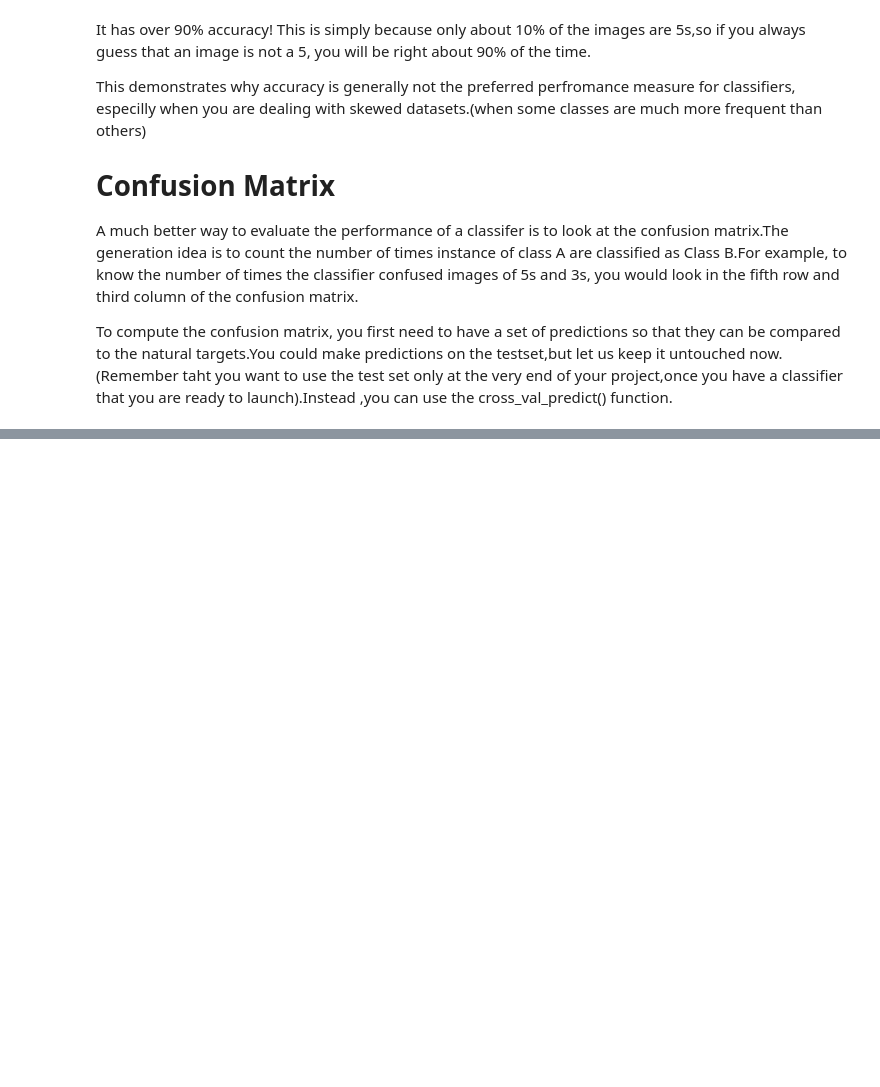
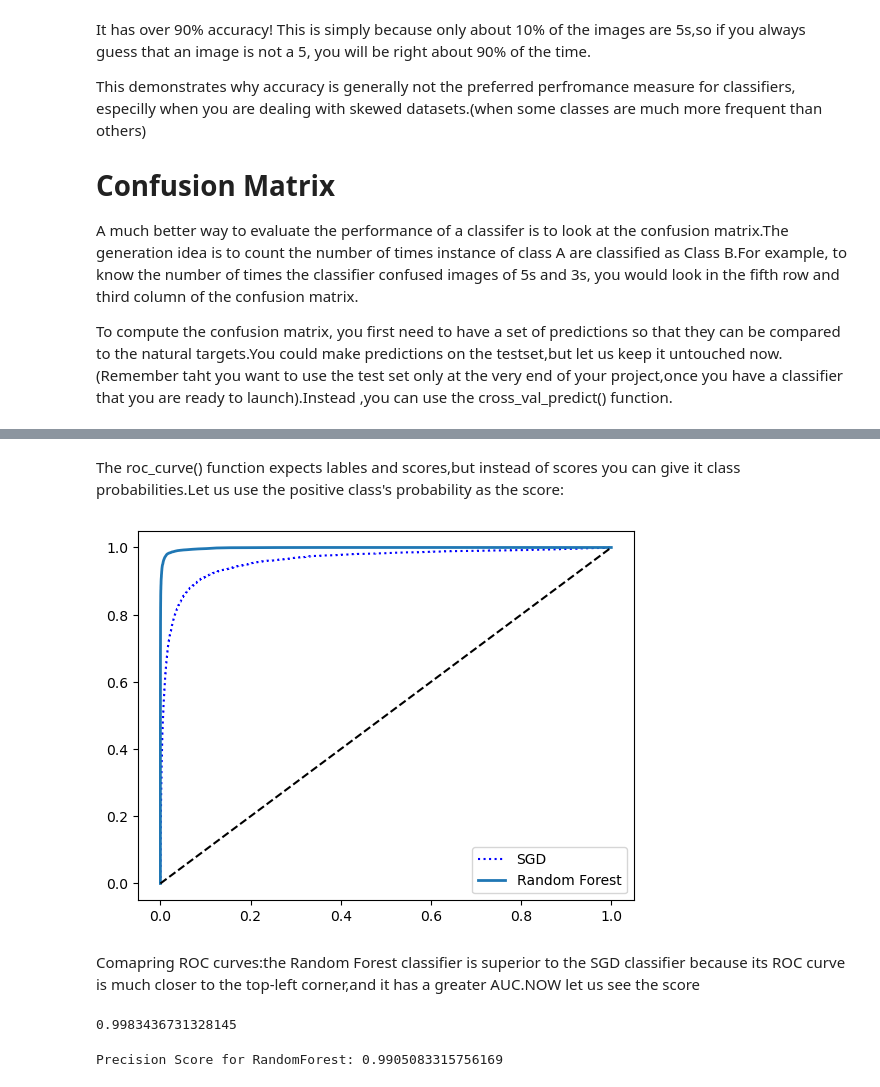
Before and after one commit to LongQin0121/Flask_Web, a Jupyter notebook: chapter2_classification.ipynb, the cells around one changed output, grey strips where cells are left out. Cells and saved outputs as stored; diff of their text form; code cells hidden in the pictures; blank space fills up the shorter version.

```diff
--- a/chapter2_classification.ipynb
+++ b/chapter2_classification.ipynb
@@ -128,0 +286,34 @@ y_train_pred = cross_val_predict(sgd_clf, X_train, y_train_5, cv=3)
+# %%
+from sklearn.ensemble import RandomForestClassifier
+forest_clf = RandomForestClassifier(random_state=42)
+y_probas_forest = cross_val_predict(forest_clf, X_train, y_train_5, cv=3,
+ method="predict_proba")
+# %% [markdown]
+The roc_curve() function expects lables and scores,but instead of scores you can give it class probabilities.Let us use the positive class's probability as the score:
+# %%
+y_scores_forest = y_probas_forest[:, 1] # score = proba of positive class
+fpr_forest, tpr_forest, thresholds_forest = roc_curve(y_train_5,y_scores_forest)
+# %%
+plt.plot(fpr, tpr, "b:", label="SGD")
+plot_roc_curve(fpr_forest, tpr_forest, "Random Forest")
+plt.legend(loc="lower right")
+plt.show()
+# %% [output]
+[figure, added]
+# %% [markdown]
+Comapring ROC curves:the Random Forest classifier is superior to the SGD classifier because its ROC curve is much closer to the top-left corner,and it has a greater AUC.NOW let us see the score
+# %%
+>>> roc_auc_score(y_train_5, y_scores_forest)
+0.9983436731328145
+# %% [output]
+0.9983436731328145
+# %%
+# Predict class labels using cross_val_predict
+y_pred_forest = cross_val_predict(forest_clf, X_train, y_train_5, cv=3, method="predict")
+
+# Now you can use y_pred_forest for precision and recall calculation
+precision_forest = precision_score(y_train_5, y_pred_forest)
+
+print("Precision Score for RandomForest:", precision_forest)
+# %% [output]
+Precision Score for RandomForest: 0.9905083315756169
```
Also changed, not shown: parts of 33 cells of this notebook.
